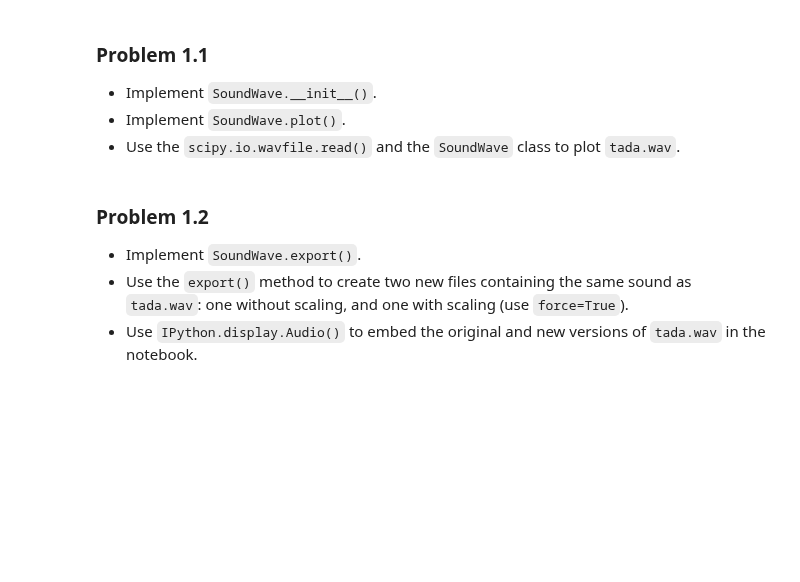
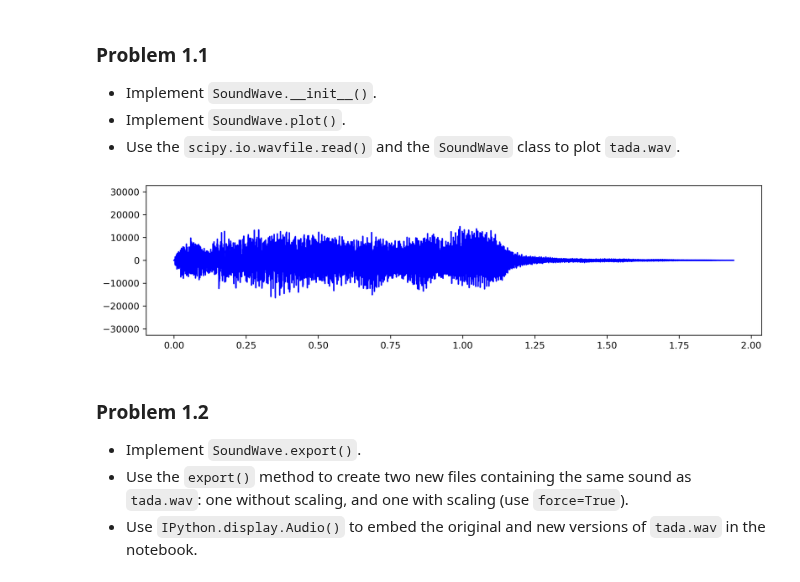
Before and after one commit to acjo/algorithms_analysis, a Jupyter notebook: FourierTransform/fourier_transform.ipynb, the cells around one changed output. Cells and saved outputs as stored; diff of their text form; code cells hidden in the pictures; blank space fills up the shorter version.

```diff
--- a/FourierTransform/fourier_transform.ipynb
+++ b/FourierTransform/fourier_transform.ipynb
@@ -24,12 +25,18 @@ class SoundWave(object):
             rate (int): The sample rate of the sound.
             samples ((n,) ndarray): NumPy array of samples.
         """
-        raise NotImplementedError("Problem 1.1 Incomplete")
+        self.sample_rate = rate #set attributes
+        self.sample = samples
+        self.num_seconds = len( self.sample ) / self.sample_rate #number of seconds /length of sample
 
     # Problems 1.1 and 1.7
     def plot(self):
         """Plot the graph of the sound wave (time versus amplitude)."""
-        raise NotImplementedError("Problem 1.1 Incomplete")
+        num_points = self.num_seconds / len( self.sample ) #number of sample points
+        plt.plot( np.arange( 0, self.num_seconds, num_points ) , self.sample, 'b' ) #plot seconds against sample
+        plt.xlabel = ( 'Time (seconds)' )
+        plt.ylim( [ -32768, 32767 ] )
+        plt.ylabel = ( 'Samples' )
 
     # Problem 1.2
     def export(self, filename, force=False):
@@ -117,6 +124,13 @@ class SoundWave(object):
 - Implement `SoundWave.__init__()`.
 - Implement `SoundWave.plot()`.
 - Use the `scipy.io.wavfile.read()` and the `SoundWave` class to plot `tada.wav`.
+# %%
+rate, samples = wavfile.read( 'tada.wav' )
+wave = SoundWave( rate, samples )
+wave.plot()
+plt.show()
+# %% [output]
+[figure, added]
 # %% [markdown]
 ### Problem 1.2
 
```
Also changed, not shown: parts of 1 cell of this notebook, 11 other files.
